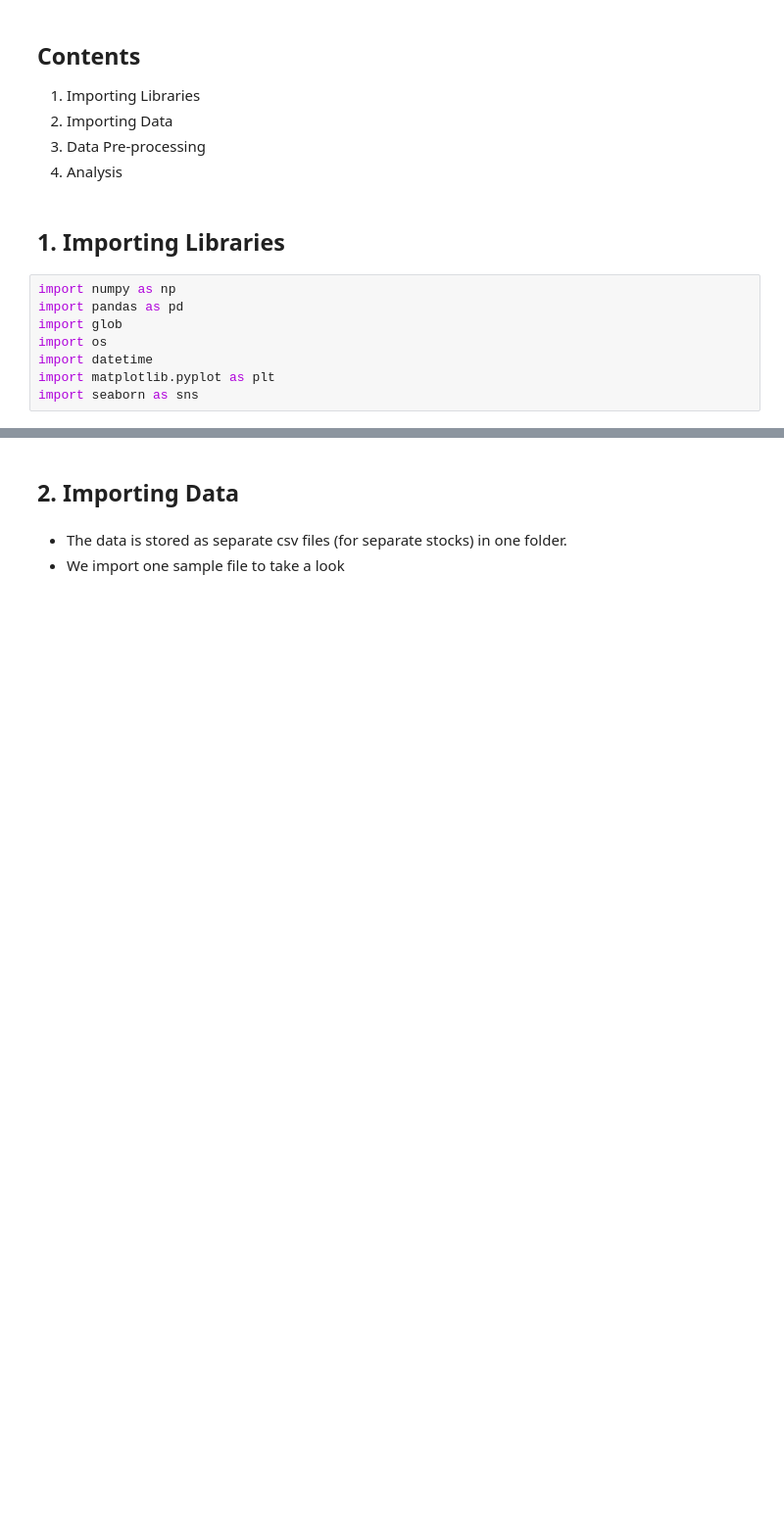
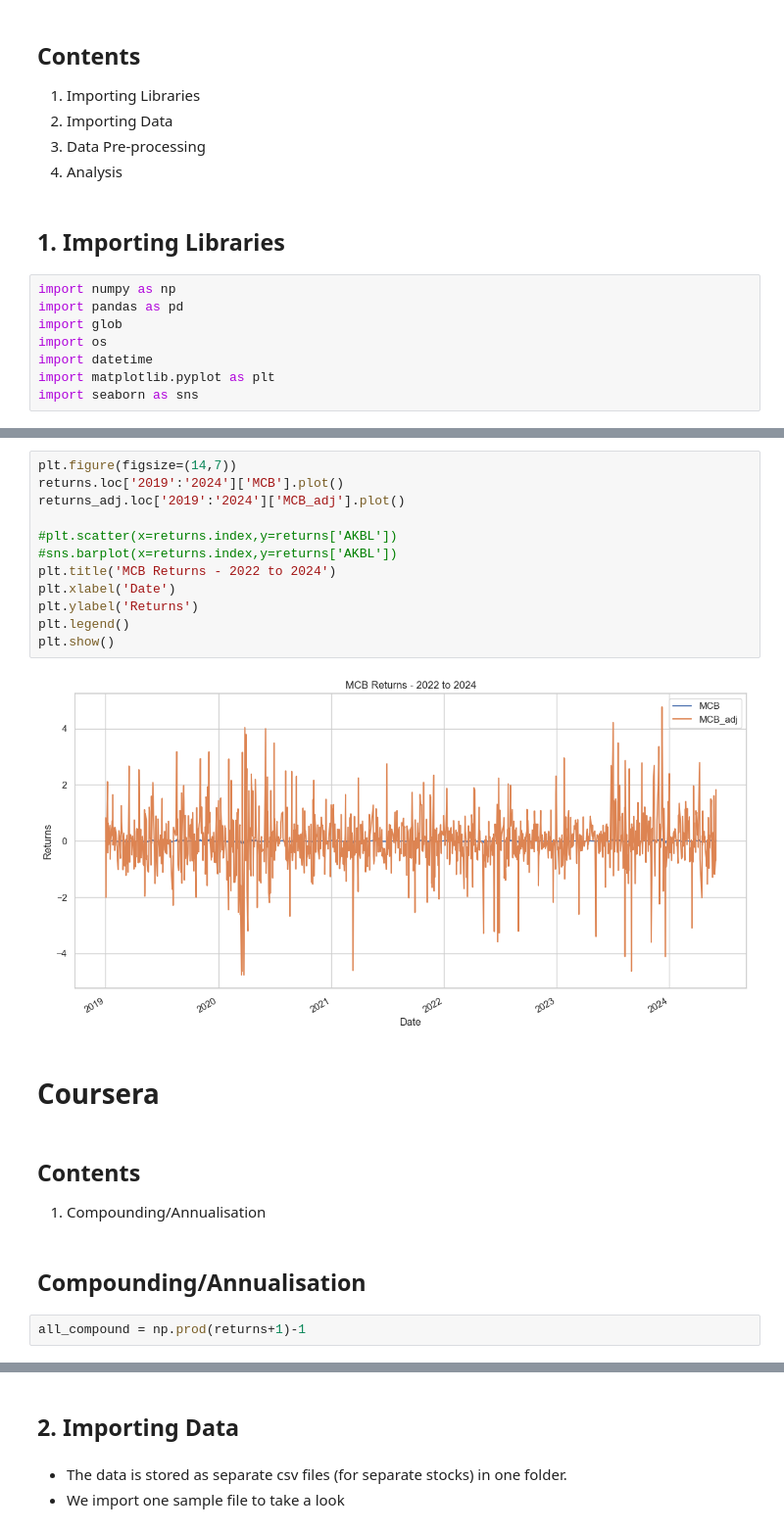
Before and after one commit to EdgarPoeAllan/portfolio_PSX, a Jupyter notebook: Portfolio Construction-PSX.ipynb, the cells around one changed output, grey strips where cells are left out. Shown at 98% size. Drawn from its saved outputs; the diff is of its cells as text; blank space fills up the shorter version.

```diff
--- a/Portfolio Construction-PSX.ipynb
+++ b/Portfolio Construction-PSX.ipynb
@@ -18,0 +167,23 @@ import seaborn as sns
+# %%
+plt.figure(figsize=(14,7))
+returns.loc['2019':'2024']['MCB'].plot()
+returns_adj.loc['2019':'2024']['MCB_adj'].plot()
+
+#plt.scatter(x=returns.index,y=returns['AKBL'])
+#sns.barplot(x=returns.index,y=returns['AKBL'])
+plt.title('MCB Returns - 2022 to 2024')
+plt.xlabel('Date')
+plt.ylabel('Returns')
+plt.legend()
+plt.show()
+# %% [output]
+[figure, added]
+# %% [markdown]
+# Coursera
+# %% [markdown]
+## Contents
+1. Compounding/Annualisation
+# %% [markdown]
+## Compounding/Annualisation
+# %%
+all_compound = np.prod(returns+1)-1
```
Also changed, not shown: parts of 54 cells of this notebook.
